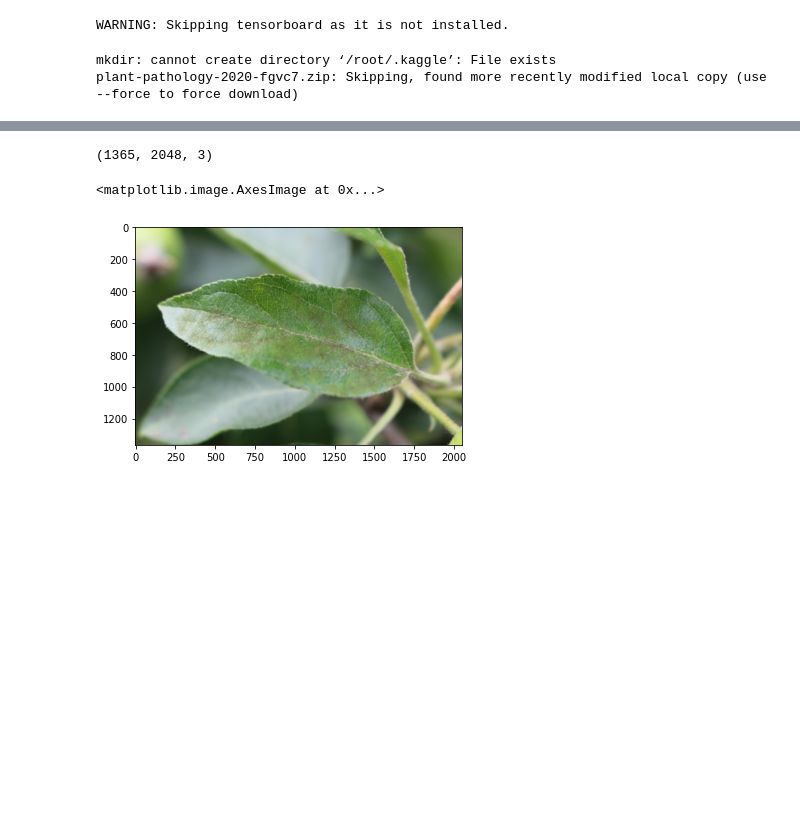
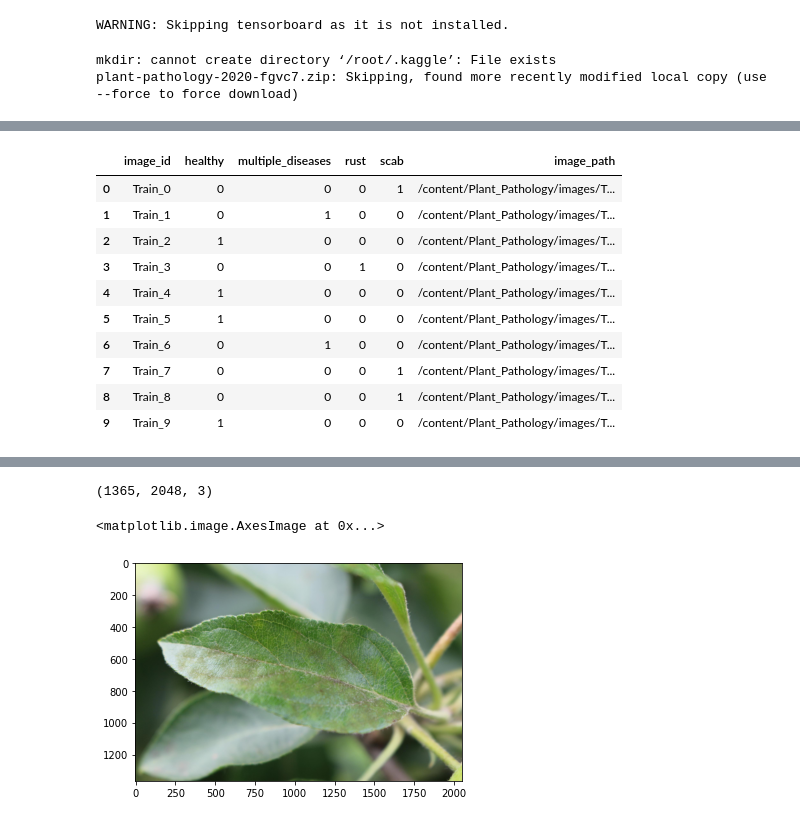
Before and after one commit to mathur-exe-zz/Transfer-Learning, a Jupyter notebook: Plant_Pathology_(under_dev_kaggle).ipynb, the cells around one changed output, grey strips where cells are left out. Drawn from its saved outputs; the diff is of its cells as text; code cells hidden in the pictures; blank space fills up the shorter version.

```diff
--- a/Plant_Pathology_(under_dev_kaggle).ipynb
+++ b/Plant_Pathology_(under_dev_kaggle).ipynb
@@ -86,3 +84,17 @@ test['image_path'] = get_image_path(test['image_id'])
 train_col = train.drop(['image_id', 'image_path'], axis=1)
 train_path = train.image_path
 test_path = test.image_path
+# %%
+train.head(10)
+# %% [output]
+|  | image_id | healthy | multiple_diseases | rust | scab | image_path |
+| 0 | Train_0 | 0 | 0 | 0 | 1 | /content/Plant_Pathology/images/T... |
+| 1 | Train_1 | 0 | 1 | 0 | 0 | /content/Plant_Pathology/images/T... |
+| 2 | Train_2 | 1 | 0 | 0 | 0 | /content/Plant_Pathology/images/T... |
+| 3 | Train_3 | 0 | 0 | 1 | 0 | /content/Plant_Pathology/images/T... |
+| 4 | Train_4 | 1 | 0 | 0 | 0 | /content/Plant_Pathology/images/T... |
+| 5 | Train_5 | 1 | 0 | 0 | 0 | /content/Plant_Pathology/images/T... |
+| 6 | Train_6 | 0 | 1 | 0 | 0 | /content/Plant_Pathology/images/T... |
+| 7 | Train_7 | 0 | 0 | 0 | 1 | /content/Plant_Pathology/images/T... |
+| 8 | Train_8 | 0 | 0 | 0 | 1 | /content/Plant_Pathology/images/T... |
+| 9 | Train_9 | 1 | 0 | 0 | 0 | /content/Plant_Pathology/images/T... |
```
Also changed, not shown: parts of 15 cells of this notebook.
